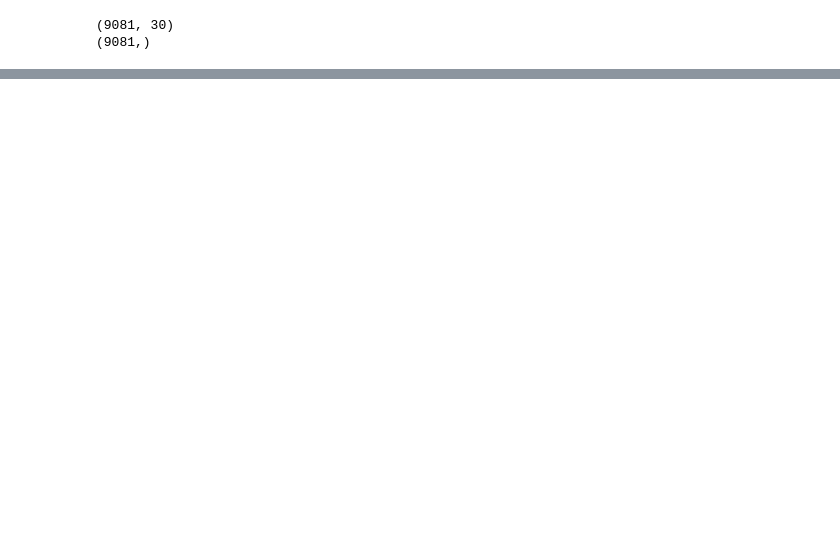
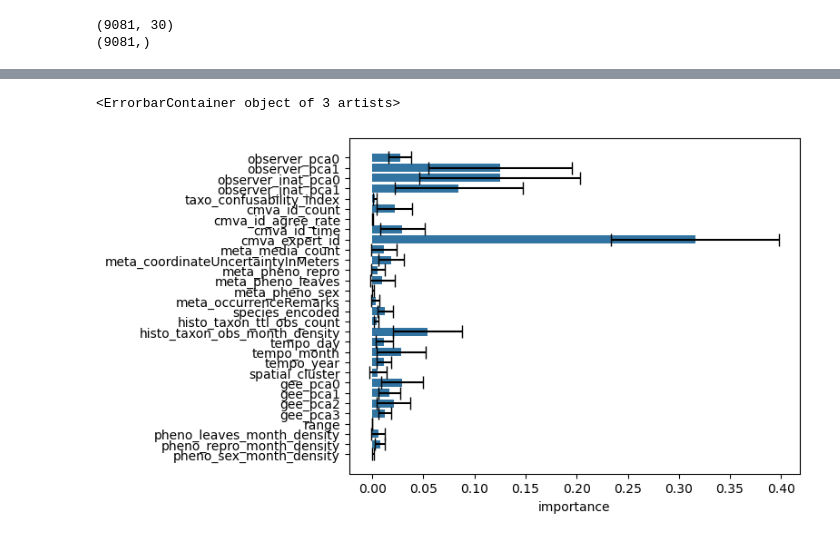
Before and after one commit to etiennegodin/CScorer, a Jupyter notebook: notebooks/eda/model_02.ipynb, the cells around one changed output, grey strips where cells are left out. Cells and saved outputs as stored; diff of their text form; code cells hidden in the pictures; blank space fills up the shorter version.

```diff
--- a/notebooks/eda/model_02.ipynb
+++ b/notebooks/eda/model_02.ipynb
@@ -189,0 +191,7 @@ sns.regplot(results, x = 'true', y = 'predicted')
+# %%
+ax = sns.barplot(forest_df, y= feature_names, x= 'importance', errorbar=None)
+ax.errorbar(y=range(len(feature_names)), x=forest_importances, xerr=forest_std,
+            fmt='none', c='black', capsize=5)
+# %% [output]
+<ErrorbarContainer object of 3 artists>
+[figure, added]
```
Also changed, not shown: parts of 10 cells of this notebook, 2 other files.
